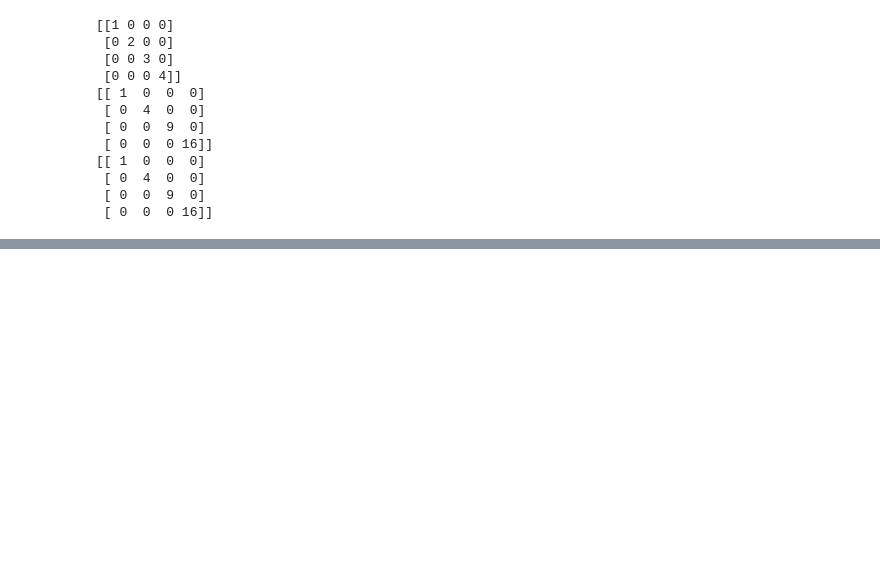
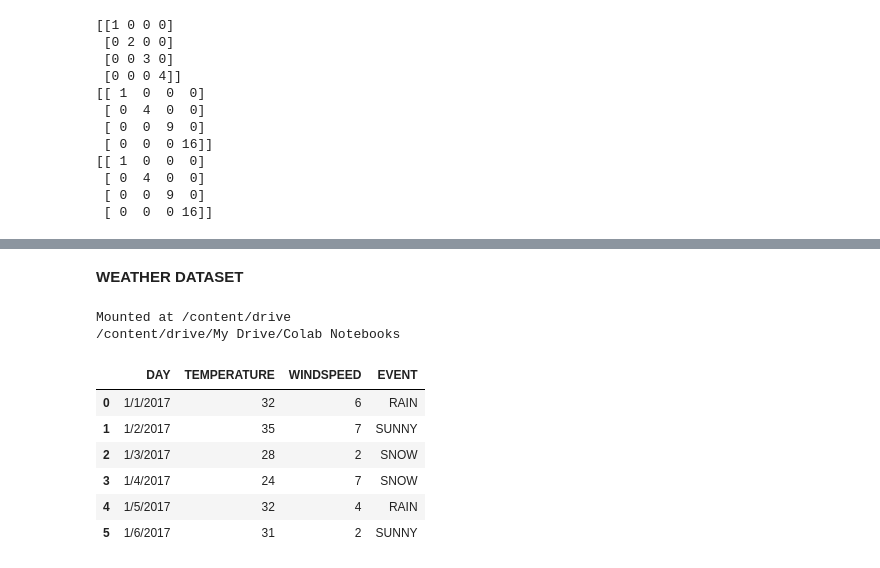
Before and after one commit to Shubham81155/data-science3sem, a Jupyter notebook: datascienceclasses.ipynb, the cells around one changed output, grey strips where cells are left out. Drawn from its saved outputs; the diff is of its cells as text; code cells hidden in the pictures; blank space fills up the shorter version.

```diff
--- a/datascienceclasses.ipynb
+++ b/datascienceclasses.ipynb
@@ -634,0 +852,19 @@ print(c.dot(c))
+# %% [markdown]
+**WEATHER DATASET**
+# %%
+import pandas as pd
+from google.colab import drive
+drive.mount('/content/drive')
+%cd /content/drive/My Drive/Colab Notebooks/
+df =pd.read_csv("weather.csv")
+df
+# %% [output]
+Mounted at /content/drive
+/content/drive/My Drive/Colab Notebooks
+|  | DAY | TEMPERATURE | WINDSPEED | EVENT |
+| 0 | 1/1/2017 | 32 | 6 | RAIN |
+| 1 | 1/2/2017 | 35 | 7 | SUNNY |
+| 2 | 1/3/2017 | 28 | 2 | SNOW |
+| 3 | 1/4/2017 | 24 | 7 | SNOW |
+| 4 | 1/5/2017 | 32 | 4 | RAIN |
+| 5 | 1/6/2017 | 31 | 2 | SUNNY |
```
Also changed, not shown: parts of 30 cells of this notebook.
